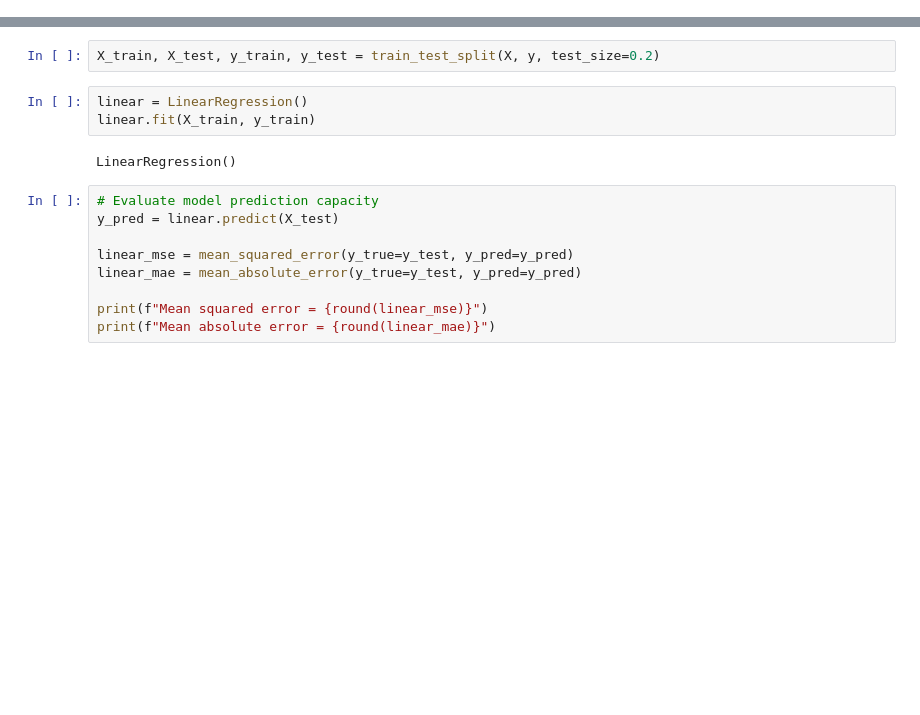
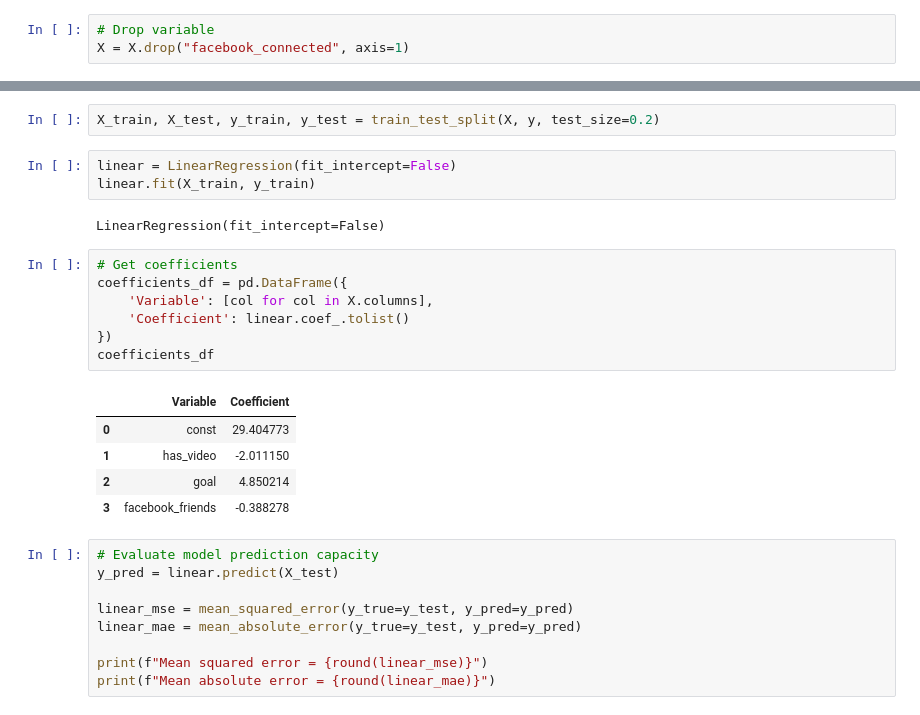
Before and after one commit to Ab2nour/kickstarter-project-analysis, a Jupyter notebook: src/notebooks/supervized_regression.ipynb, the cells around one changed output, grey strips where cells are left out. Drawn from its saved outputs; the diff is of its cells as text; blank space fills up the shorter version.

Commit message:
refactor: drop variable for predictive model

```diff
--- a/src/notebooks/supervized_regression.ipynb
+++ b/src/notebooks/supervized_regression.ipynb
@@ -87,6 +87,9 @@ Notes:
 * Avoir une vidéo pour promouvoir le projet est très favorable.
 * Plus le compte facebook du projet a d'abonnés, plus la durée de financement est courte.
 * `facebook_connected` engendre un problème de multicolinéarité avec `facebook_friends` et n'est donc pas significative. On la retire de l'analyse.
+# %%
+# Drop variable
+X = X.drop("facebook_connected", axis=1)
 # %%
 sns.histplot(residuals_explic)
 plt.title("Distribution des résidus")
@@ -98,10 +101,23 @@ Text(0.5, 1.0, 'Distribution des résidus')
 # %%
 X_train, X_test, y_train, y_test = train_test_split(X, y, test_size=0.2)
 # %%
-linear = LinearRegression()
+linear = LinearRegression(fit_intercept=False)
 linear.fit(X_train, y_train)
 # %% [output]
-LinearRegression()
+LinearRegression(fit_intercept=False)
+# %%
+# Get coefficients
+coefficients_df = pd.DataFrame({
+    'Variable': [col for col in X.columns],
+    'Coefficient': linear.coef_.tolist()
+})
+coefficients_df
+# %% [output]
+|  | Variable | Coefficient |
+| 0 | const | 29.404773 |
+| 1 | has_video | -2.011150 |
+| 2 | goal | 4.850214 |
+| 3 | facebook_friends | -0.388278 |
 # %%
 # Evaluate model prediction capacity
 y_pred = linear.predict(X_test)
```
Also changed, not shown: parts of 1 cell of this notebook.
